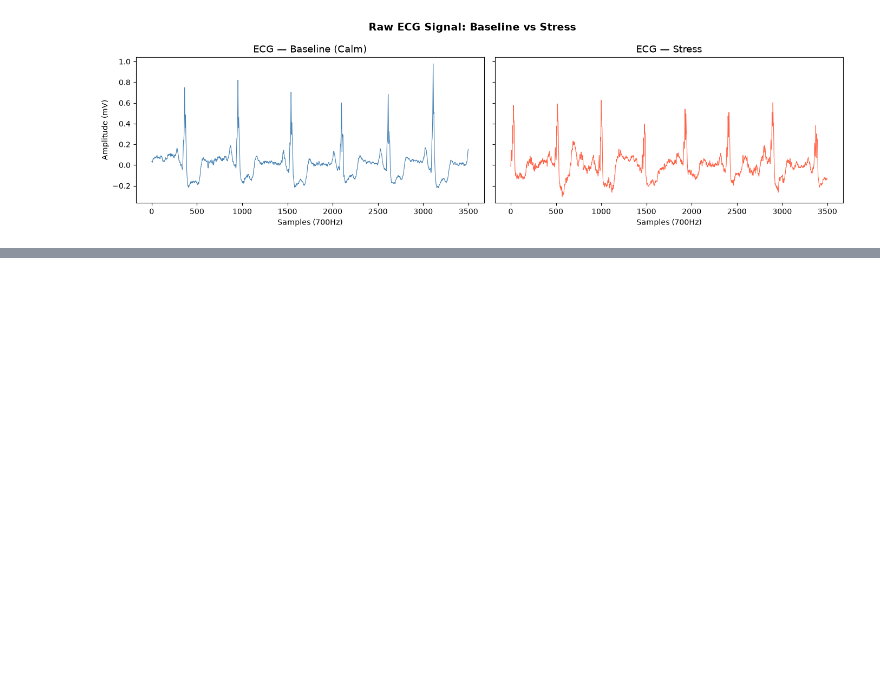
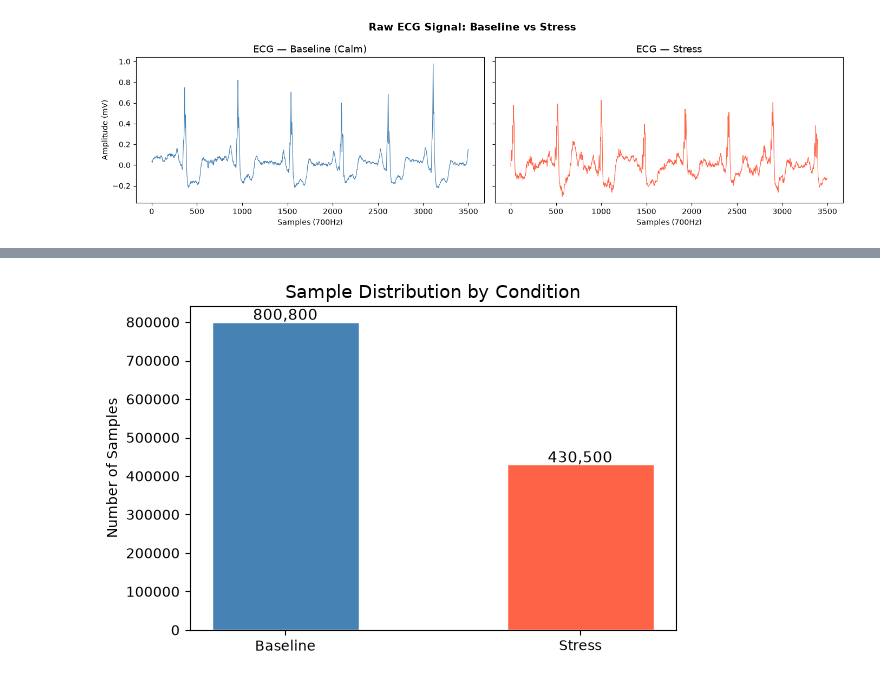
Before and after one commit to masum-abid/wesad-stress-detection, a Jupyter notebook: notebooks/02_visualization.ipynb, the cells around one changed output, grey strips where cells are left out. Cells and saved outputs as stored; diff of their text form; code cells hidden in the pictures; blank space fills up the shorter version.

```diff
--- a/notebooks/02_visualization.ipynb
+++ b/notebooks/02_visualization.ipynb
@@ -47,0 +91,25 @@ plt.show()
+# %%
+label_map = {0: 'Baseline', 1: 'Stress'}
+counts = df['Label'].value_counts().sort_index()
+
+fig, ax = plt.subplots(figsize=(6, 4))
+bars = ax.bar(
+    [label_map[i] for i in counts.index],
+    counts.values,
+    color=['steelblue', 'tomato'],
+    edgecolor='white',
+    width=0.5
+)
+
+for bar, count in zip(bars, counts.values):
+    ax.text(bar.get_x() + bar.get_width()/2,
+            bar.get_height() + 5000,
+            f'{count:,}', ha='center', fontsize=11)
+
+ax.set_title('Sample Distribution by Condition', fontsize=13)
+ax.set_ylabel('Number of Samples')
+plt.tight_layout()
+plt.savefig('../outputs/label_distribution.png', dpi=150)
+plt.show()
+# %% [output]
+[figure, added]
```
Also changed, not shown: parts of 2 cells of this notebook, 3 other files.
